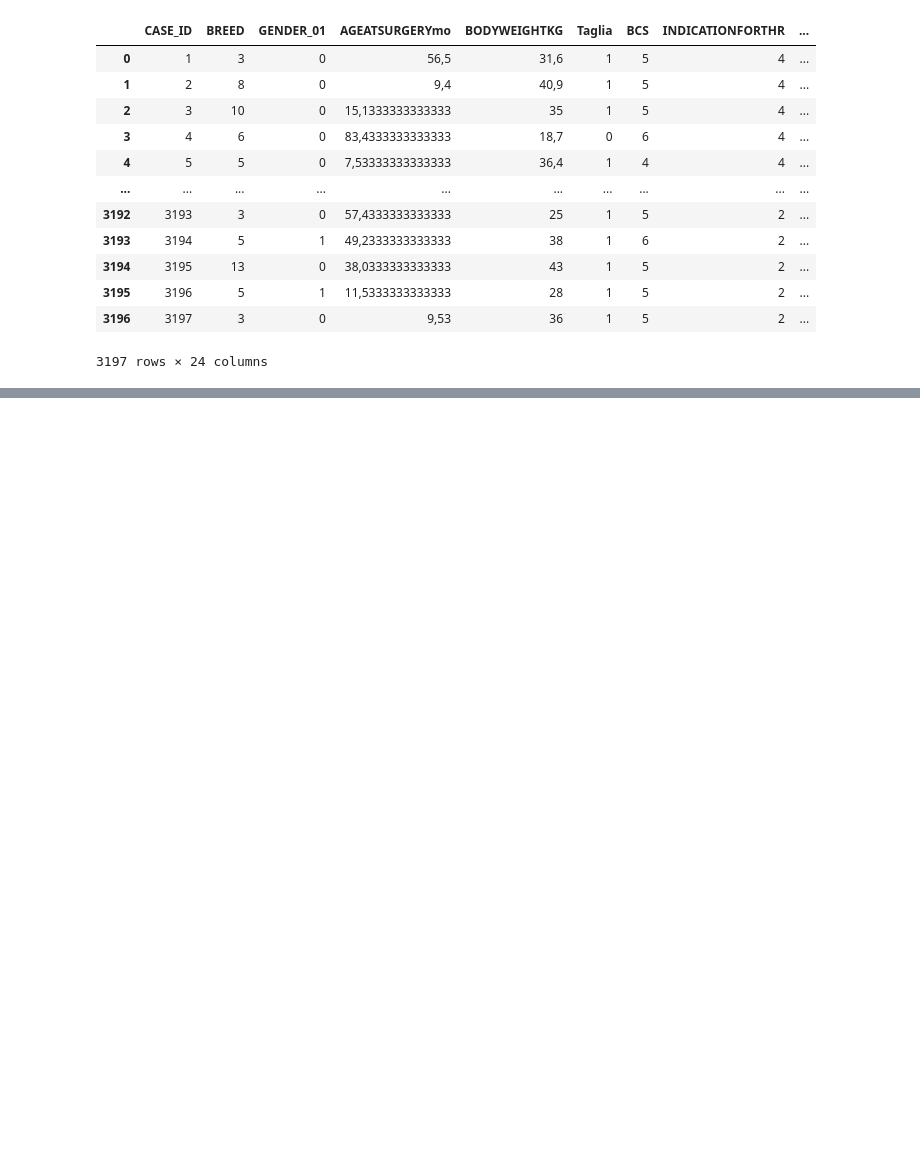
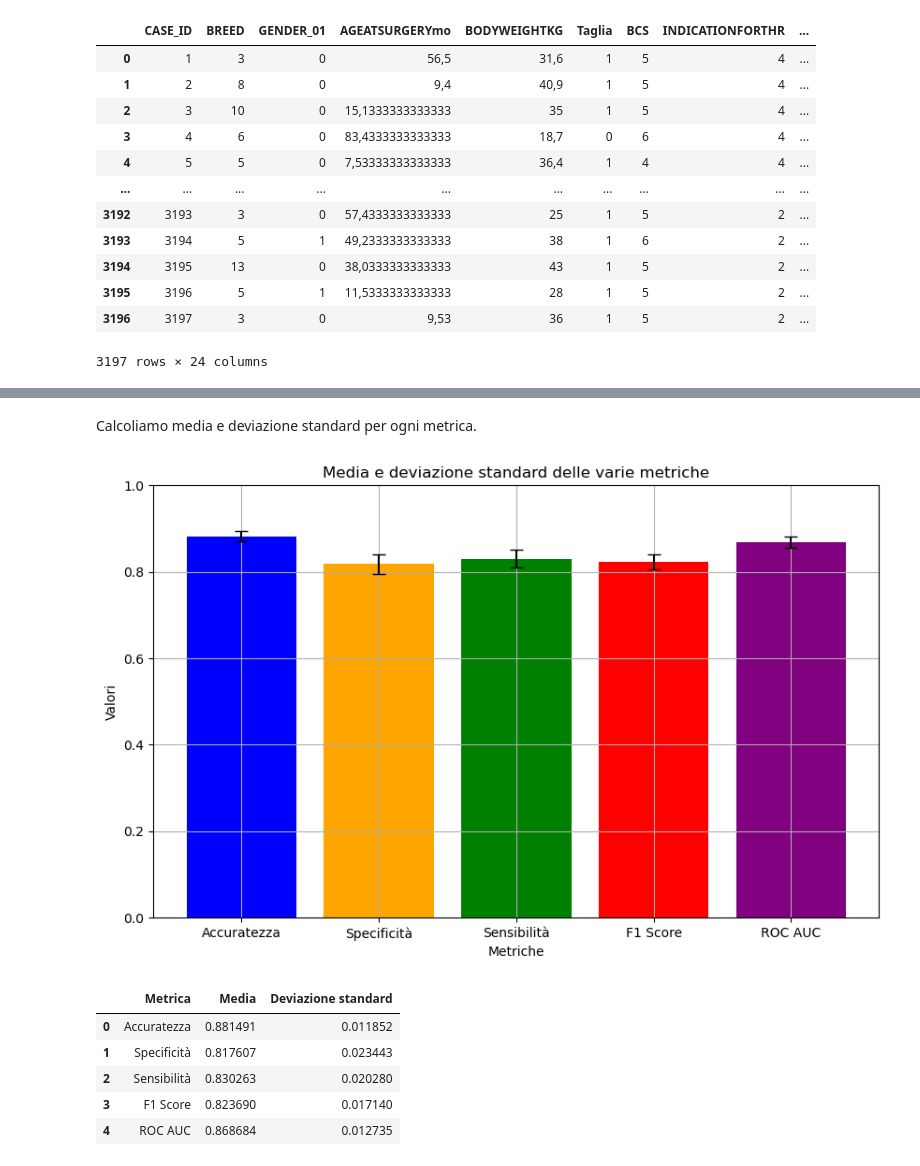
Before and after one commit to MatteoBisotti/Tirocinio, a Jupyter notebook: tirocinio/Oversampling/feature.ipynb, the cells around one changed output, grey strips where cells are left out. Saved outputs shown, nothing was run; the diff lists cells and outputs as text; code cells hidden in the pictures; blank space fills up the shorter version.

Commit message:
aggiunto notebook con generazione di dati sintetici e confronto metriche

```diff
--- a/tirocinio/Oversampling/feature.ipynb
+++ b/tirocinio/Oversampling/feature.ipynb
@@ -89,0 +250,4 @@ dataset
+# %%
+# Filtra il DataFrame originale rimuovendo le tuple meno rappresentate
+dataset = dataset[~dataset[colonne_fisse].apply(tuple, axis=1).isin(min_representation[colonne_fisse].apply(tuple, axis=1))]
+dataset
@@ -89,0 +365,12 @@ dataset
+# %%
+feature_cols = ['BREED', 'GENDER_01', 'AGEATSURGERYmo', 'BODYWEIGHTKG', 'Taglia', 'BCS',
+                'YEAR', 'GENERATION', 'STEMSIZE', 'CUPSIZE', 'NECKSIZE', 'HEADSIZE', 'ALO', 'CUPRETROVERSION', 'STEMANTEVERSIONREAL',
+                'RECTUSFEMORISM.RELEASE', 'LUX_CR']
+
+df = df.sample(frac=1, random_state=42)
+
+X_train = training_set[feature_cols]
+y_train = training_set['LUX_01']
+
+X_test = testing_set[feature_cols]
+y_test = testing_set['LUX_01']
@@ -89,0 +424,4 @@ dataset
+# %%
+df = df.drop(['n_luxation', 'DIRECTION', 'first_lux_days_after_thr'], axis=1)
+# %%
+df = df.sample(frac=1, random_state=42)
@@ -89,0 +532,46 @@ dataset
+# %% [markdown]
+Calcoliamo media e deviazione standard per ogni metrica.
+# %%
+metrics = {
+    'Accuratezza': accuracies,
+    'Specificità': precisions,
+    'Sensibilità': recalls,
+    'F1 Score': f1_scores,
+    'ROC AUC': roc_aucs
+}
+
+metrics_summary = {
+    'Metrica': [],
+    'Media': [],
+    'Deviazione standard': []
+}
+
+for metric_name, values in metrics.items():
+    metrics_summary['Metrica'].append(metric_name)
+    metrics_summary['Media'].append(sum(values) / len(values))
+    metrics_summary['Deviazione standard'].append(pd.Series(values).std())
+
+# Converto in un dataframe
+metrics_df = pd.DataFrame(metrics_summary)
+
+color = ['blue', 'orange', 'green', 'red', 'purple']
+
+# traccia il grafico
+plt.figure(figsize=(10, 6))
+plt.bar(metrics_df['Metrica'], metrics_df['Media'], yerr=metrics_df['Deviazione standard'], capsize=5, color=color)
+plt.xlabel('Metriche')
+plt.ylabel('Valori')
+plt.title('Media e deviazione standard delle varie metriche')
+plt.ylim(0, 1)
+plt.grid(True)
+plt.show()
+
+metrics_df
+# %% [output]
+[figure, added]
+|  | Metrica | Media | Deviazione standard |
+| 0 | Accuratezza | 0.881491 | 0.011852 |
+| 1 | Specificità | 0.817607 | 0.023443 |
+| 2 | Sensibilità | 0.830263 | 0.020280 |
+| 3 | F1 Score | 0.823690 | 0.017140 |
+| 4 | ROC AUC | 0.868684 | 0.012735 |
```
Also changed, not shown: parts of 65 cells of this notebook, 9 other files.
